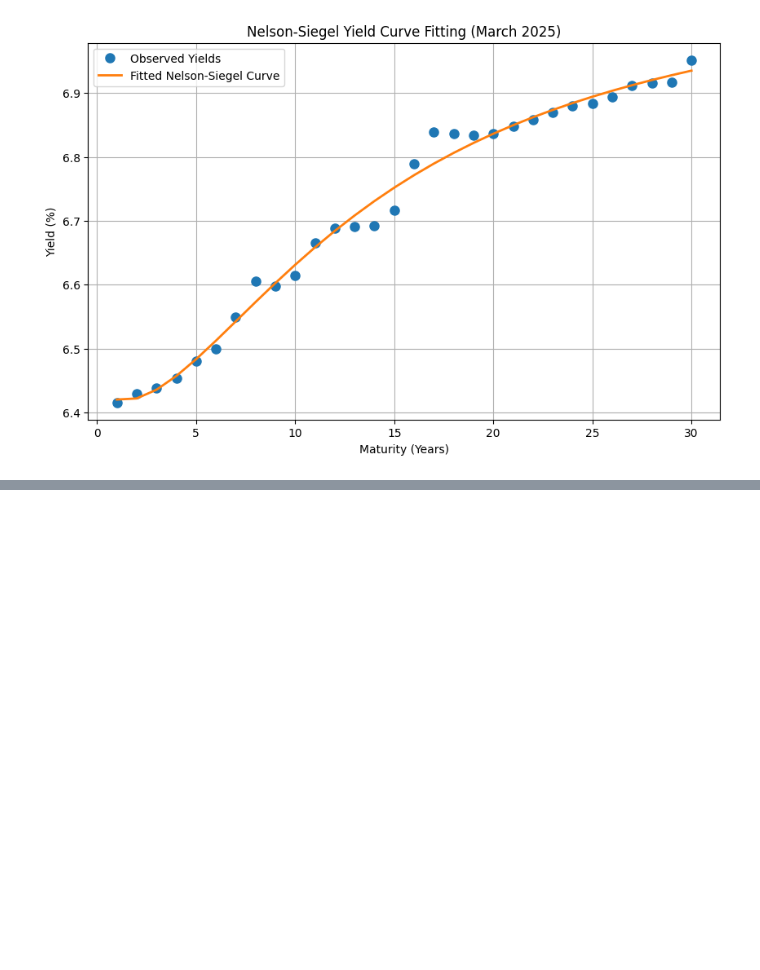
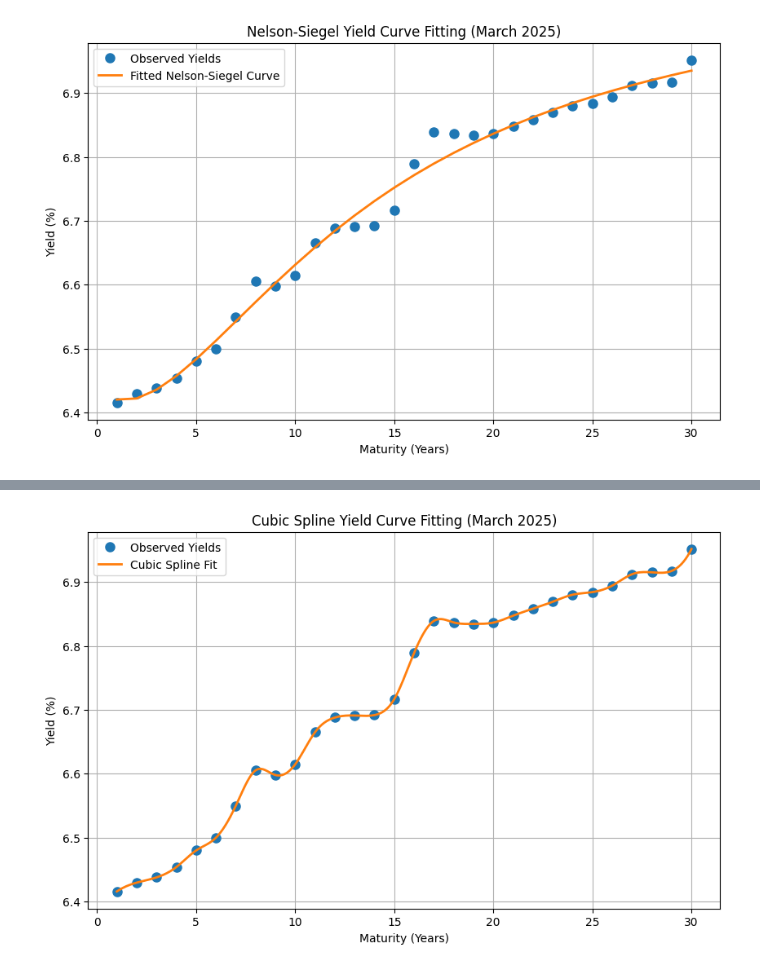
Before and after one commit to godlesscherry/gw-1-mscfe-wqu, a Jupyter notebook: 8952_FD GWP 1 M5.ipynb, the cells around one changed output, grey strips where cells are left out. Cells and saved outputs as stored; diff of their text form; code cells hidden in the pictures; blank space fills up the shorter version.

```diff
--- a/8952_FD GWP 1 M5.ipynb
+++ b/8952_FD GWP 1 M5.ipynb
@@ -279,0 +273,24 @@ R²: 0.9894
+# %%
+from scipy.interpolate import make_interp_spline
+
+# Create a cubic spline interpolator
+spline = make_interp_spline(maturities, yields, k=3)  # k=3 means cubic spline
+
+# Create a dense range of maturities for smooth plotting
+maturity_grid = np.linspace(min(maturities), max(maturities), 300)
+
+# Evaluate the spline at each grid point
+spline_yields = spline(maturity_grid)
+
+# Plot the spline fit
+plt.figure(figsize=(10, 6))
+plt.plot(maturities, yields, 'o', label='Observed Yields', markersize=8)
+plt.plot(maturity_grid, spline_yields, '-', label='Cubic Spline Fit', linewidth=2)
+plt.title('Cubic Spline Yield Curve Fitting (March 2025)')
+plt.xlabel('Maturity (Years)')
+plt.ylabel('Yield (%)')
+plt.legend()
+plt.grid(True)
+plt.show()
+# %% [output]
+[figure, added]
```
Also changed, not shown: parts of 7 cells of this notebook.
